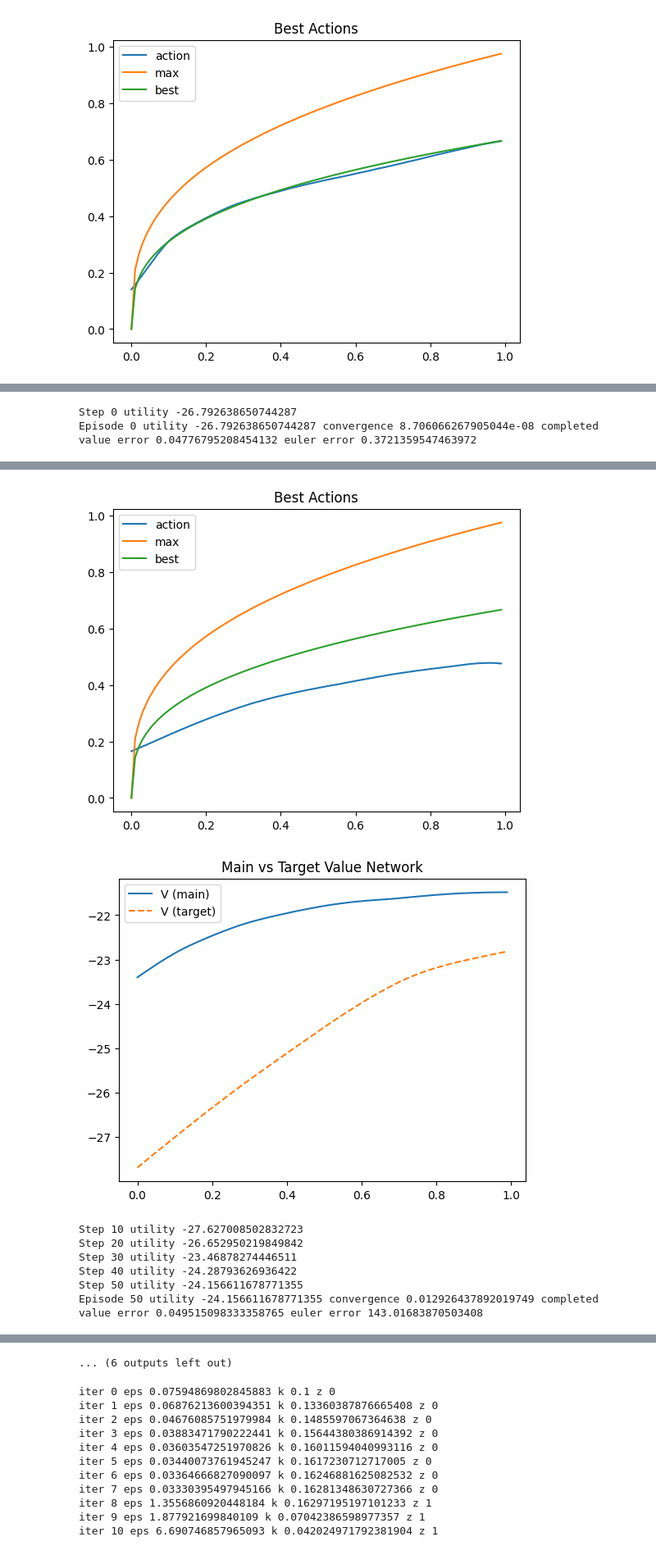
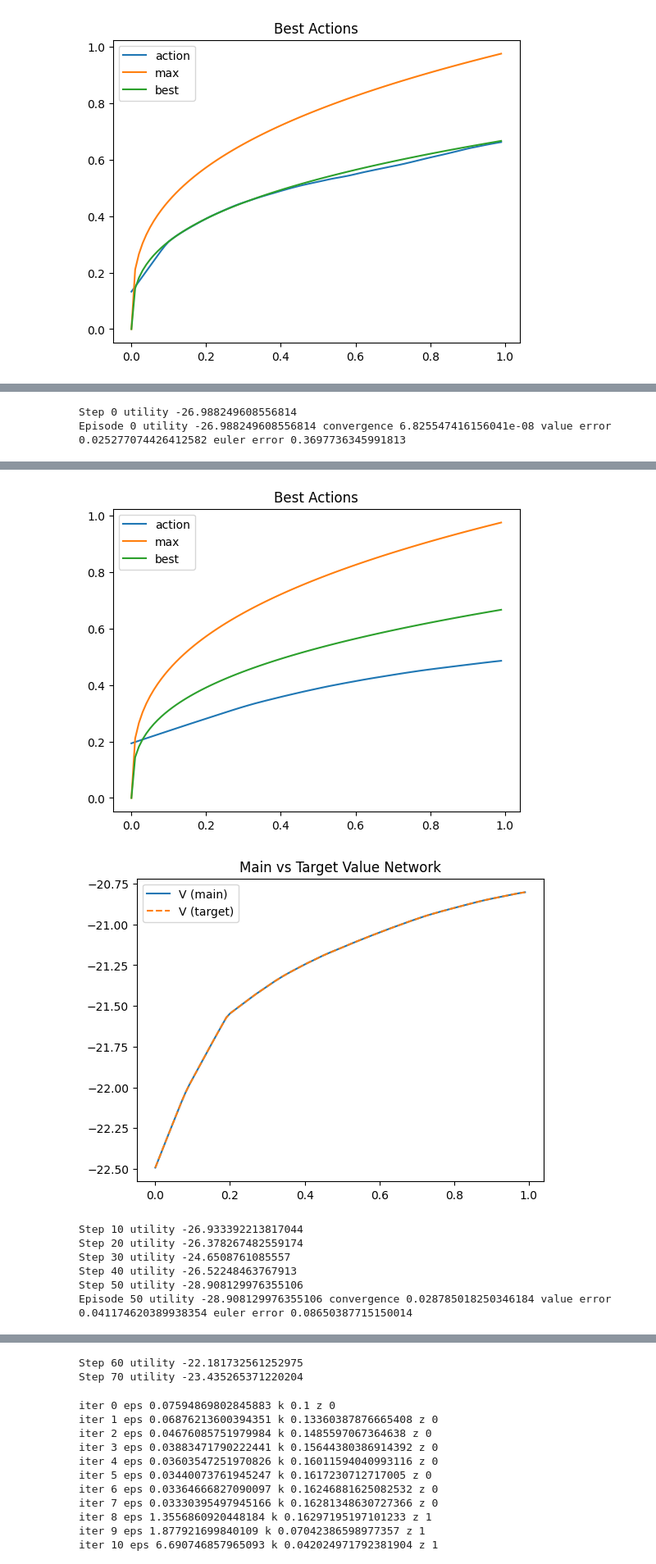
Before and after one commit to ygreif/bellmansrevenge, a Jupyter notebook: Deep Q Learning in Macroeconomics.ipynb, the cells around one changed output, grey strips where cells are left out. Shown at 82% size. Cells and saved outputs as stored; diff of their text form; code cells hidden in the pictures.

```diff
--- a/Deep Q Learning in Macroeconomics.ipynb
+++ b/Deep Q Learning in Macroeconomics.ipynb
@@ -335,10 +359,11 @@ iter 29 eps 0.03301548674198683 k 0.16310608735962517 z 0
 # %%
 params = {'batch_size': 256,
           'hidden_sizes': [256, 256],
-          'lr':1e-3,
+          'lr':1e-2,
           'tau':.001,
           'beta':.95,
-          'coldstart_critic': True}
+          'coldstart_critic': True,
+           'coldstart_actor': True}
 
 import train_rl
 model = train_rl.run(**params)
@@ -361,2 +386,2 @@ Before training, but after coldstart
-Step 0 utility -26.792638650744287
-Episode 0 utility -26.792638650744287 convergence 8.706066267905044e-08 completed value error 0.04776795208454132 euler error 0.3721359547463972
+Step 0 utility -26.988249608556814
+Episode 0 utility -26.988249608556814 convergence 6.825547416156041e-08 value error 0.025277074426412582 euler error 0.3697736345991813
@@ -364,8 +389,8 @@ Episode 0 utility -26.792638650744287 convergence 8.706066267905044e-08 complete
-[figure, old version]
+[figure, new version]
-[figure, old version]
+[figure, new version]
-Step 10 utility -27.627008502832723
-Step 20 utility -26.652950219849842
-Step 30 utility -23.46878274446511
-Step 40 utility -24.28793626936422
-Step 50 utility -24.156611678771355
-Episode 50 utility -24.156611678771355 convergence 0.012926437892019749 completed value error 0.049515098333358765 euler error 143.01683870503408
+Step 10 utility -26.933392213817044
+Step 20 utility -26.378267482559174
+Step 30 utility -24.6508761085557
+Step 40 utility -26.52248463767913
+Step 50 utility -28.908129976355106
+Episode 50 utility -28.908129976355106 convergence 0.028785018250346184 value error 0.041174620389938354 euler error 0.08650387715150014
@@ -374,4 +400,5 @@ Episode 50 utility -24.156611678771355 convergence 0.012926437892019749 complete
-... (6 outputs left out)
+Step 60 utility -22.181732561252975
+Step 70 utility -23.435265371220204
 # %%
 from policy import diagnostics
 from envs.economy import jesusfv
```
Also changed, not shown: parts of 10 cells of this notebook, 5 other files.
